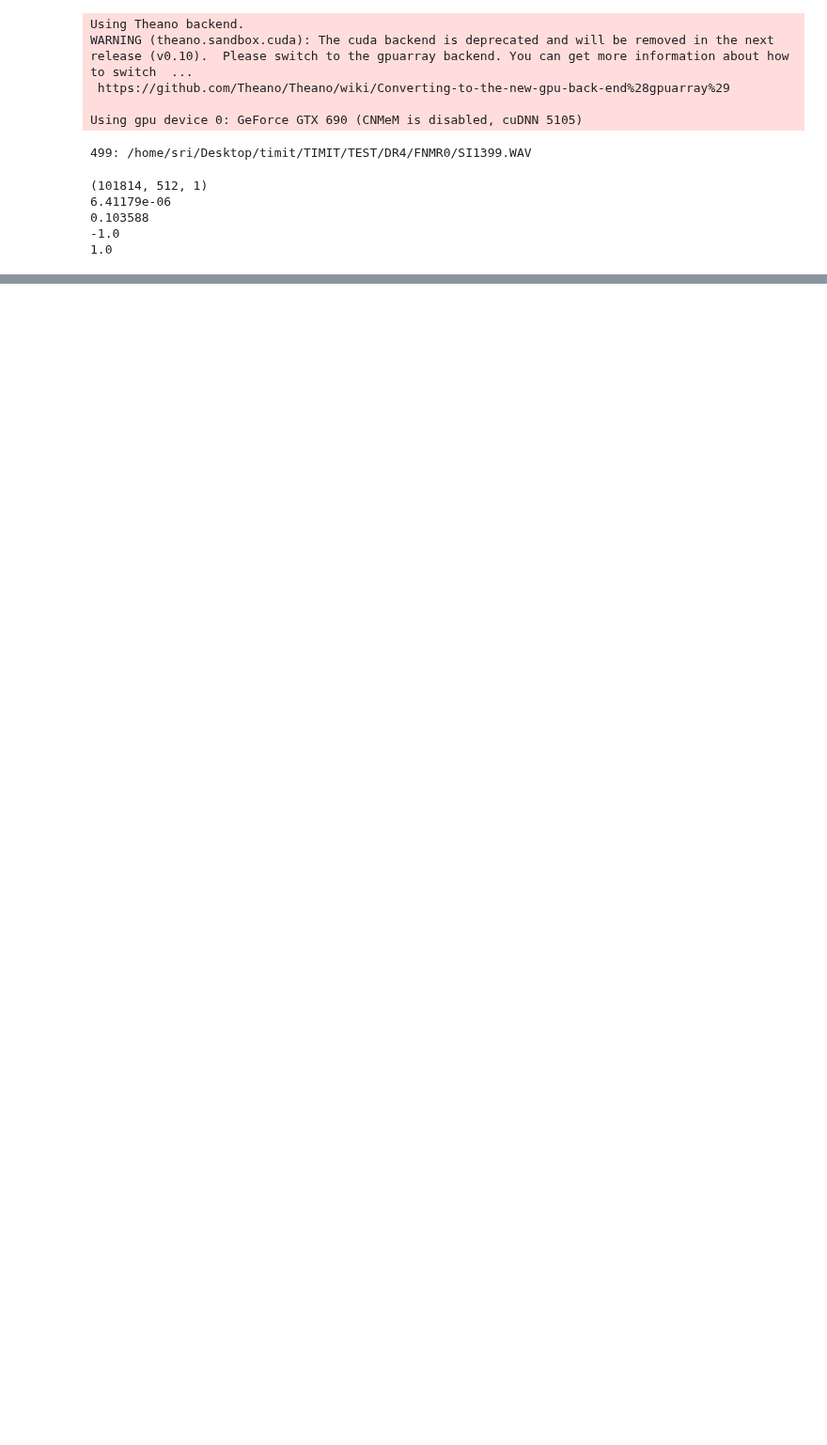
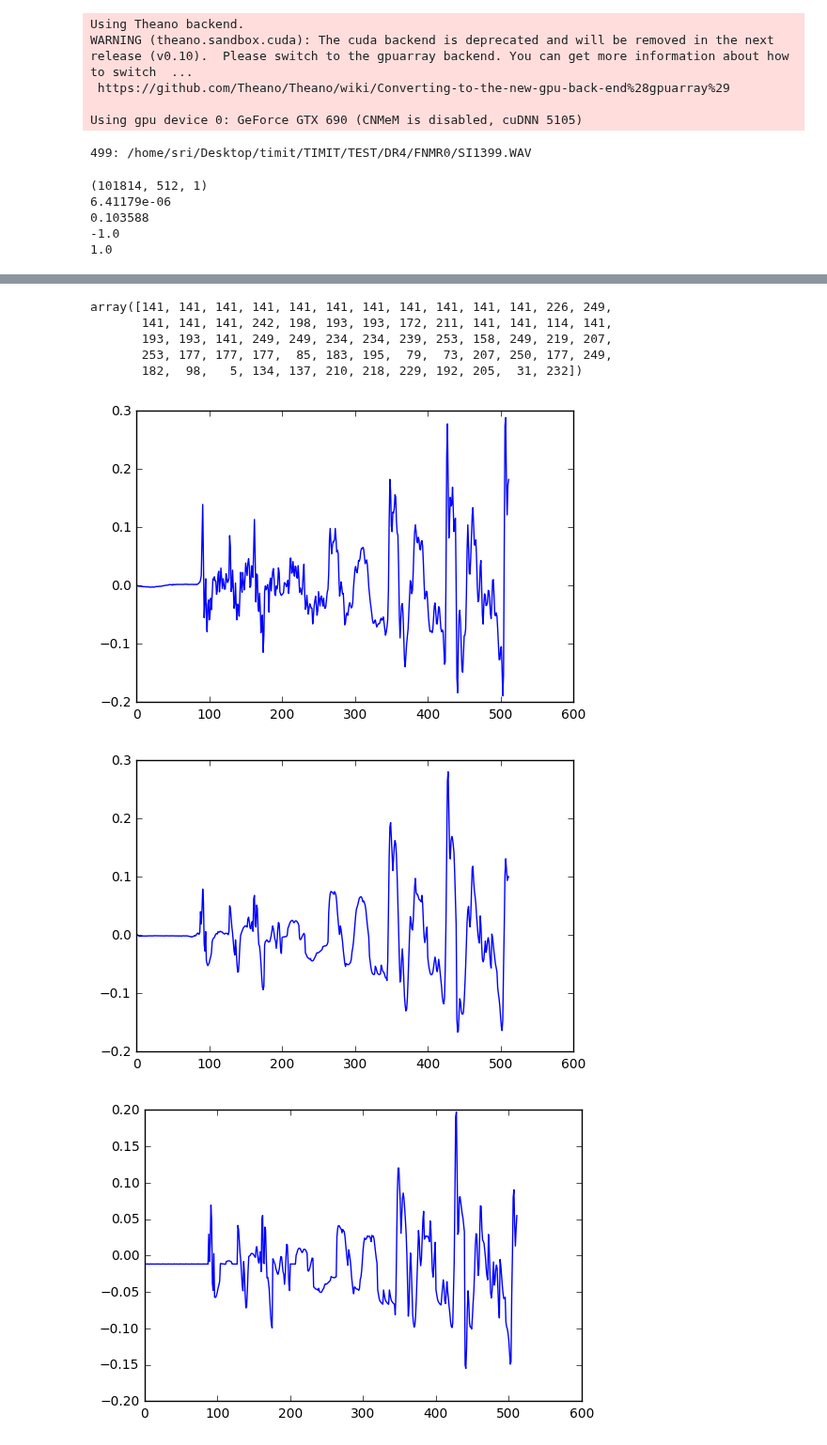
Before and after one commit to sri-kankanahalli/autoencoder-speech-compression, a Jupyter notebook: Train Model.ipynb, the cells around one changed output, grey strips where cells are left out. Shown at 94% size. Cells and saved outputs as stored; diff of their text form; code cells hidden in the pictures; blank space fills up the shorter version.

Commit message:
latest model

```diff
--- a/Train Model.ipynb
+++ b/Train Model.ipynb
@@ -94,15 +94,31 @@ print np.max(train_processed, axis = None)
 input_dim = (WINDOW_SIZE, 1)
 # %%
 from keras.activations import softmax
+from sklearn.cluster import KMeans, MiniBatchKMeans
 
 # softmax hardness variable
-tau = K.variable(1500.0, name = "hardness")
+tau = K.variable(500.0, name = "hardness")
 anneal_rate = 1.01
-max_tau = 1500.00
+max_tau = 500.0
 
-VEC_SIZE = 4
-BINS_INIT = np.mgrid[-1:1:4j, -1:1:4j, -1:1:4j, -1:1:4j].reshape(VEC_SIZE, -1).T
+NBINS = 256
+VEC_SIZE = 8
+
+# to get an initialization, we sample random vectors and perform
+# K-means clustering
+random_vecs = []
+for i in xrange(0, 10000):
+    w_idx = random.randint(0, train_processed.shape[0])
+    r_idx = random.randint(0, WINDOW_SIZE - VEC_SIZE)
+
+    random_vecs.append((train_processed[w_idx, r_idx:r_idx+VEC_SIZE]).flatten())
+random_vecs = np.array(random_vecs)
+
+km = MiniBatchKMeans(n_clusters = NBINS).fit(random_vecs)
+BINS_INIT = km.cluster_centers_
 QUANT_BINS = K.variable(BINS_INIT)
+
+print BINS_INIT
 
 def unquantize_batch(one_hot):
     out = T.tensordot(one_hot, QUANT_BINS, axes = [2, 0])
@@ -352,4 +330,4 @@ def code_entropy(placeholder, code):
     return entropy
 
 def code_sparsity(placeholder, code):
-    return K.mean(K.sum(K.sqrt(code + K.epsilon()), axis = -1), axis = -1) - 1.0
+    return -K.mean(K.sum(code * K.log(code + K.epsilon()), axis = -1), axis = -1)
@@ -820,7 +796,8 @@ KERAS_LOAD_MAP = {'PhaseShiftUp1D' : PhaseShiftUp1D,
 '''
 model = load_model('best_model.h5', KERAS_LOAD_MAP)
 autoencoder = load_model('best_auto.h5', KERAS_LOAD_MAP)
-discriminator = load_model('best_discrim.h5', KERAS_LOAD_MAP)
 perceptual_model = load_model('best_percept.h5', KERAS_LOAD_MAP)
+encoder = autoencoder.layers[1]
+decoder = autoencoder.layers[2]
 QUANT_BINS = K.variable(np.load('best_quant_bins.npy'))
 '''
@@ -876,19 +894,31 @@ print np.max(embed[31], axis = -1)
+# %%
+np.argmax(embed[25], axis = -1)
+# %% [output]
+array([141, 141, 141, 141, 141, 141, 141, 141, 141, 141, 141, 226, 249,
+       141, 141, 141, 242, 198, 193, 193, 172, 211, 141, 141, 114, 141,
+       193, 193, 141, 249, 249, 234, 234, 239, 253, 158, 249, 219, 207,
+       253, 177, 177, 177,  85, 183, 195,  79,  73, 207, 250, 177, 249,
+       182,  98,   5, 134, 137, 210, 218, 229, 192, 205,  31, 232])
 # %%
-idx = 30
+idx = 25
 
 orig = windows[idx].flatten()
 recn = recons[idx].flatten()
 
 plt.plot(orig)
 ylim = plt.gca().get_ylim()
 plt.show()
 
 plt.plot(recn)
 plt.ylim(ylim)
 plt.show()
 
 plt.plot(unquantize_vec(embed[idx]).eval())
 plt.show()
 
 plt.plot(abs(orig - recn))
 plt.show()
+# %% [output]
+[figure, added]
+[figure, added]
+[figure, added]
```
Also changed, not shown: parts of 34 cells of this notebook, 2 other files.
